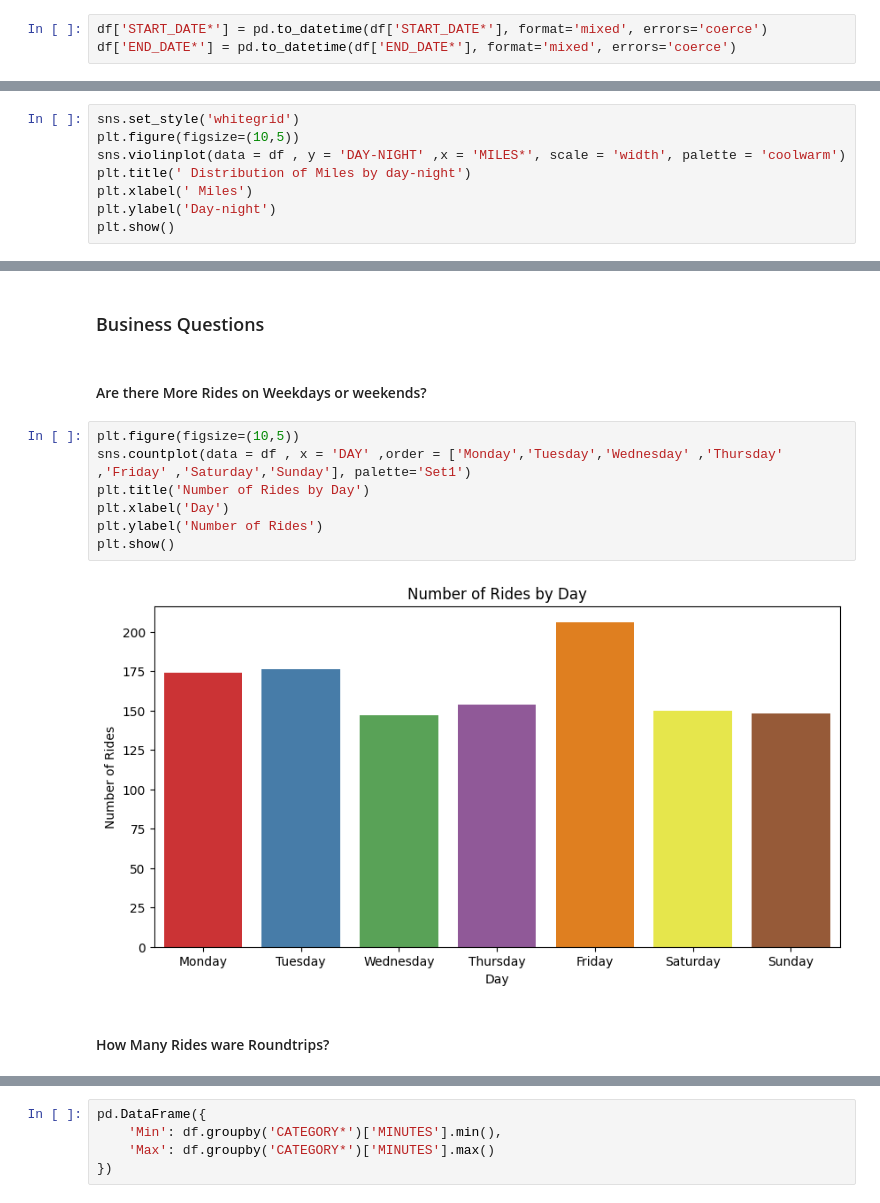
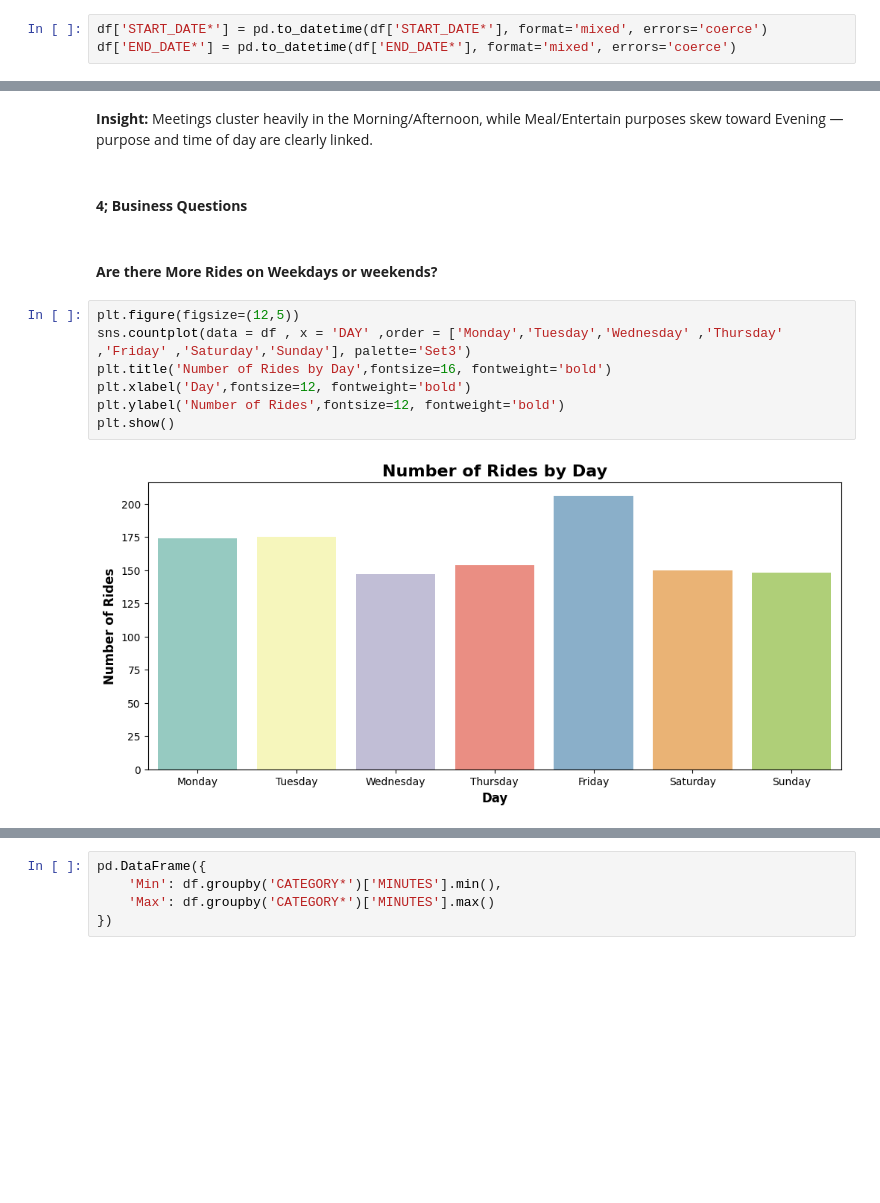
Before and after one commit to cathrin-b/Uber-Drive-Analysis, a Jupyter notebook: UBERDRIVE.ipynb, the cells around one changed output, grey strips where cells are left out. Saved outputs shown, nothing was run; the diff lists cells and outputs as text; blank space fills up the shorter version.

```diff
--- a/UBERDRIVE.ipynb
+++ b/UBERDRIVE.ipynb
@@ -187,8 +112,0 @@ plt.show()
-# %%
-sns.set_style('whitegrid')
-plt.figure(figsize=(10,5))
-sns.violinplot(data = df , y = 'DAY-NIGHT' ,x = 'MILES*', scale = 'width', palette = 'coolwarm')
-plt.title(' Distribution of Miles by day-night')
-plt.xlabel(' Miles')
-plt.ylabel('Day-night')
-plt.show()
@@ -293,15 +198,15 @@ pd.DataFrame({
-# %% [markdown]
-### Business Questions
+# %% [markdown]
+**Insight:** Meetings cluster heavily in the Morning/Afternoon, while Meal/Entertain purposes skew toward Evening — purpose and time of day are clearly linked.
+# %% [markdown]
+#### **4; Business Questions**
 # %% [markdown]
-#### Are there More Rides  on Weekdays or weekends?
+#### **Are there More Rides  on Weekdays or weekends?**
 # %%
-plt.figure(figsize=(10,5))
-sns.countplot(data = df , x = 'DAY' ,order = ['Monday','Tuesday','Wednesday' ,'Thursday' ,'Friday' ,'Saturday','Sunday'], palette='Set1')
-plt.title('Number of Rides by Day')
-plt.xlabel('Day')
-plt.ylabel('Number of Rides')
+plt.figure(figsize=(12,5))
+sns.countplot(data = df , x = 'DAY' ,order = ['Monday','Tuesday','Wednesday' ,'Thursday' ,'Friday' ,'Saturday','Sunday'], palette='Set3')
+plt.title('Number of Rides by Day',fontsize=16, fontweight='bold')
+plt.xlabel('Day',fontsize=12, fontweight='bold')
+plt.ylabel('Number of Rides',fontsize=12, fontweight='bold')
 plt.show()
 # %% [output]
-[figure, old version]
+[figure, new version]
-# %% [markdown]
-#### How Many Rides ware Roundtrips?
```
Also changed, not shown: parts of 73 cells of this notebook.
